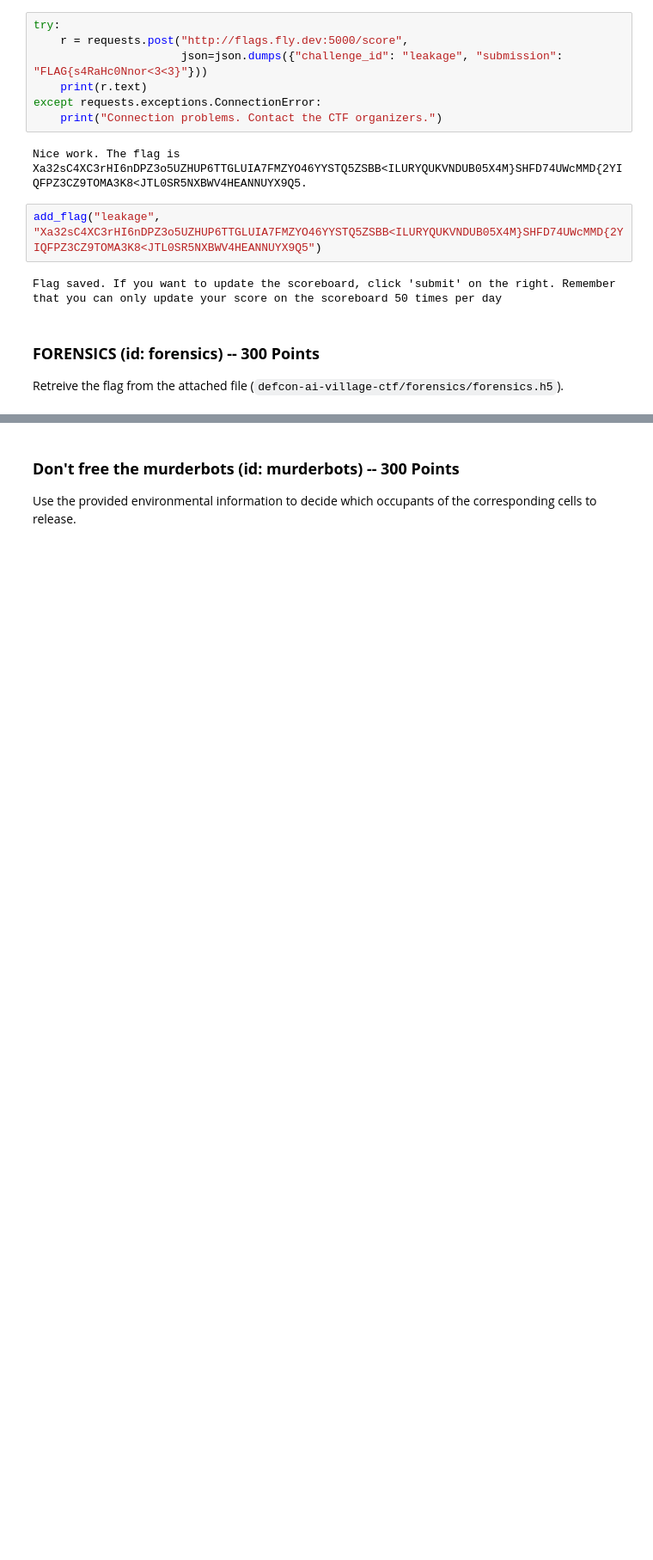
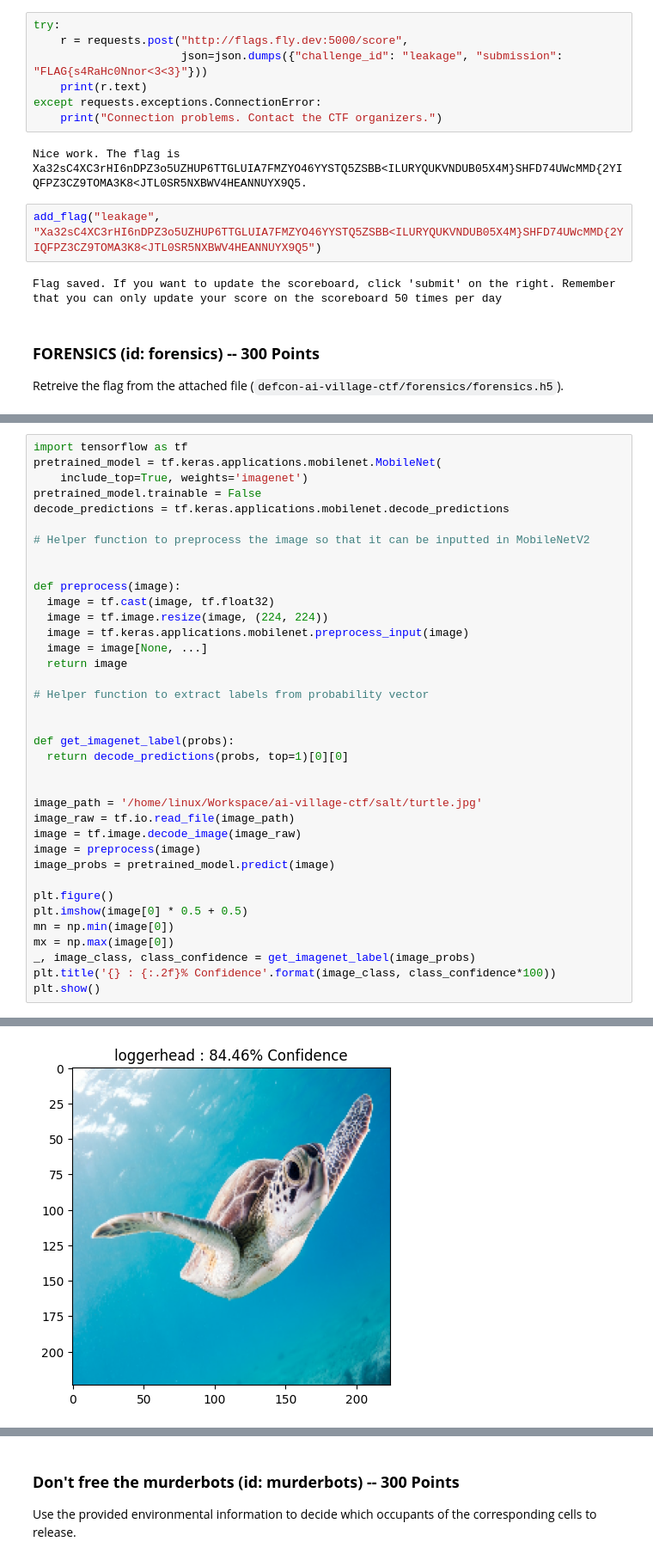
Before and after one commit to anubhavde/jubilant-robot-hacker, a Jupyter notebook: submission.ipynb, the cells around one changed output, grey strips where cells are left out. Shown at 86% size. Cells and saved outputs as stored; diff of their text form; blank space fills up the shorter version.

```diff
--- a/submission.ipynb
+++ b/submission.ipynb
@@ -858,0 +1011,38 @@ add_flag("forensics", "YOURFLAGHERE")
+# %%
+import tensorflow as tf
+pretrained_model = tf.keras.applications.mobilenet.MobileNet(
+    include_top=True, weights='imagenet')
+pretrained_model.trainable = False
+decode_predictions = tf.keras.applications.mobilenet.decode_predictions
+
+# Helper function to preprocess the image so that it can be inputted in MobileNetV2
+
+
+def preprocess(image):
+  image = tf.cast(image, tf.float32)
+  image = tf.image.resize(image, (224, 224))
+  image = tf.keras.applications.mobilenet.preprocess_input(image)
+  image = image[None, ...]
+  return image
+
+# Helper function to extract labels from probability vector
+
+
+def get_imagenet_label(probs):
+  return decode_predictions(probs, top=1)[0][0]
+
+
+image_path = '/home/linux/Workspace/ai-village-ctf/salt/turtle.jpg'
+image_raw = tf.io.read_file(image_path)
+image = tf.image.decode_image(image_raw)
+image = preprocess(image)
+image_probs = pretrained_model.predict(image)
+
+plt.figure()
+plt.imshow(image[0] * 0.5 + 0.5)
+mn = np.min(image[0])
+mx = np.max(image[0])
+_, image_class, class_confidence = get_imagenet_label(image_probs)
+plt.title('{} : {:.2f}% Confidence'.format(image_class, class_confidence*100))
+plt.show()
+# %% [output]
@@ -858,0 +1069 @@ add_flag("forensics", "YOURFLAGHERE")
+[figure, added]
```
Also changed, not shown: parts of 47 cells of this notebook, 4 other files.
